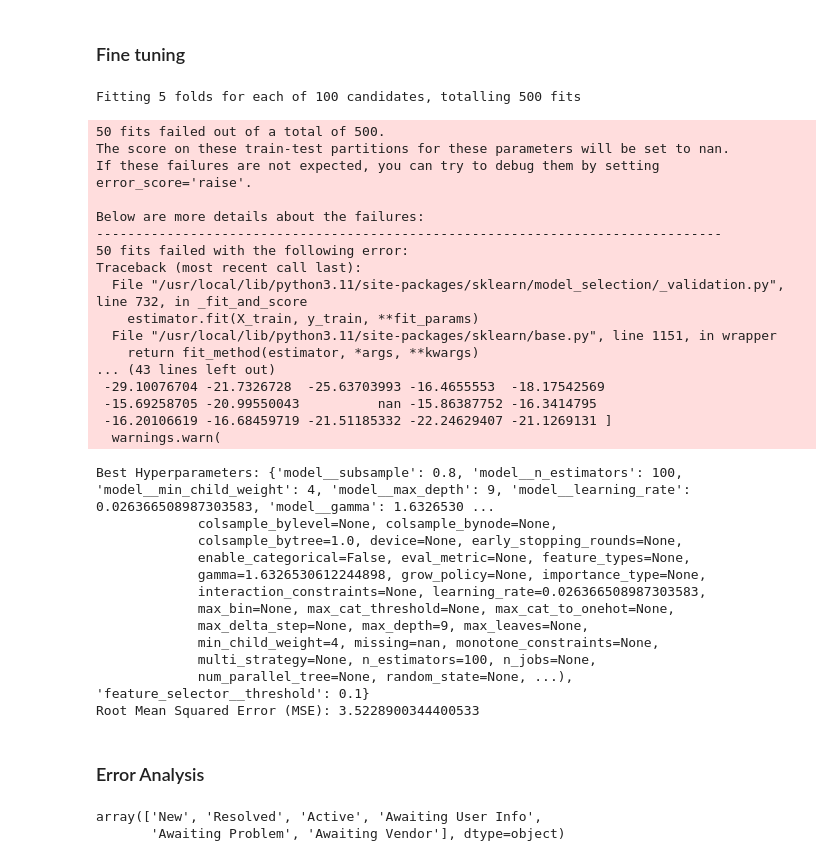
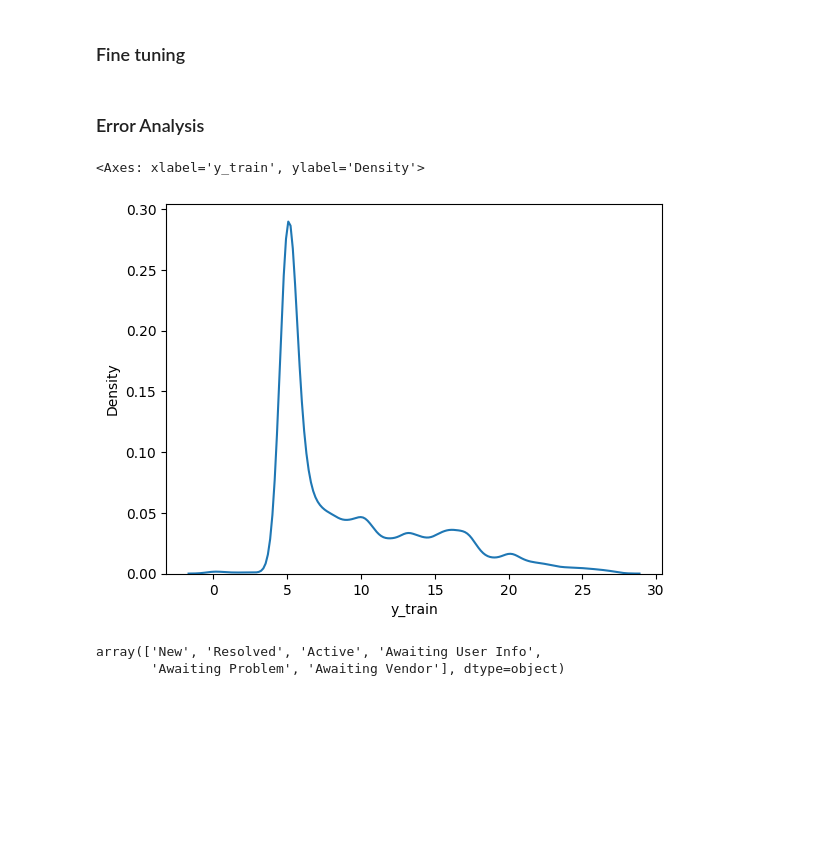
Before and after one commit to khizon/data_analysis, a Jupyter notebook: IT_support/src/modelling.ipynb, the cells around one changed output. Drawn from its saved outputs; the diff is of its cells as text; code cells hidden in the pictures; blank space fills up the shorter version.

Commit message:
modelling

```diff
--- a/IT_support/src/modelling.ipynb
+++ b/IT_support/src/modelling.ipynb
@@ -241,13 +244,13 @@ group_kfold = GroupKFold(n_splits=n_splits)
 # Define the hyperparameter grid for XGBoostRegressor
 param_dist_xgb = {
     'model': [XGBRegressor()],
-    'model__n_estimators': np.linspace(100, 500, 5, dtype=int),
-    'model__learning_rate': np.logspace(-3, 0, 20),
-    'model__max_depth': np.linspace(3, 10, 8, dtype=int),
-    'model__min_child_weight': np.linspace(1, 5, 5, dtype=int),
-    'model__subsample': np.linspace(0.8, 1.0, 3),
-    'model__colsample_bytree': np.linspace(0.8, 1.0, 3),
-    'model__gamma': np.linspace(0,5,50)
+    'model__regressor__n_estimators': np.linspace(100, 500, 5, dtype=int),
+    'model__regressor__learning_rate': np.logspace(-3, 0, 20),
+    'model__regressor__max_depth': np.linspace(3, 10, 8, dtype=int),
+    'model__regressor__min_child_weight': np.linspace(1, 5, 5, dtype=int),
+    'model__regressor__subsample': np.linspace(0.8, 1.0, 3),
+    'model__regressor__colsample_bytree': np.linspace(0.8, 1.0, 3),
+    'model__regressor__gamma': np.linspace(0, 5, 50)
 }
 
 # param_grid_lgbm = {
@@ -286,7 +289,7 @@ all_params = [param_dist_xgb,
             #   param_grid_catboost
               ]
 
-all_params = [{**params, 'feature_selector__threshold': np.logspace(-3,1,5)} for params in all_params]
+all_params = [{**params, 'feature_selector__threshold': np.logspace(-3,0,5)} for params in all_params]
 
 
 
@@ -313,42 +316,11 @@ best_estimator = random_search.best_estimator_
 print(f'Best Hyperparameters: {best_params}')
 
 # Make predictions on the test data
-y_pred = best_estimator.predict(X_test)
+y_pred = ss.inverse_transform(best_estimator.predict(X_test))
 
 # Calculate the mean squared error (MSE)
 rmse = np.sqrt(mean_squared_error(y_test, y_pred))
 print(f"Root Mean Squared Error (MSE): {rmse}")
-# %% [output]
-Fitting 5 folds for each of 100 candidates, totalling 500 fits
-50 fits failed out of a total of 500.
-The score on these train-test partitions for these parameters will be set to nan.
-If these failures are not expected, you can try to debug them by setting error_score='raise'.
-
-Below are more details about the failures:
---------------------------------------------------------------------------------
-50 fits failed with the following error:
-Traceback (most recent call last):
-  File "/usr/local/lib/python3.11/site-packages/sklearn/model_selection/_validation.py", line 732, in _fit_and_score
-    estimator.fit(X_train, y_train, **fit_params)
-  File "/usr/local/lib/python3.11/site-packages/sklearn/base.py", line 1151, in wrapper
-    return fit_method(estimator, *args, **kwargs)
-... (43 lines left out)
- -29.10076704 -21.7326728  -25.63703993 -16.4655553  -18.17542569
- -15.69258705 -20.99550043          nan -15.86387752 -16.3414795
- -16.20106619 -16.68459719 -21.51185332 -22.24629407 -21.1269131 ]
-  warnings.warn(
-Best Hyperparameters: {'model__subsample': 0.8, 'model__n_estimators': 100, 'model__min_child_weight': 4, 'model__max_depth': 9, 'model__learning_rate': 0.026366508987303583, 'model__gamma': 1.6326530 ...
-             colsample_bylevel=None, colsample_bynode=None,
-             colsample_bytree=1.0, device=None, early_stopping_rounds=None,
-             enable_categorical=False, eval_metric=None, feature_types=None,
-             gamma=1.6326530612244898, grow_policy=None, importance_type=None,
-             interaction_constraints=None, learning_rate=0.026366508987303583,
-             max_bin=None, max_cat_threshold=None, max_cat_to_onehot=None,
-             max_delta_step=None, max_depth=9, max_leaves=None,
-             min_child_weight=4, missing=nan, monotone_constraints=None,
-             multi_strategy=None, n_estimators=100, n_jobs=None,
-             num_parallel_tree=None, random_state=None, ...), 'feature_selector__threshold': 0.1}
-Root Mean Squared Error (MSE): 3.5228900344400533
 # %% [markdown]
 ### Error Analysis
 # %%
@@ -356,6 +328,17 @@ Xdf = X_train.copy()
 Xdf['y_train'] = y_train
 Xdf['y_preds'] = best_estimator.predict(X_train)
 Xdf['y_res'] = Xdf['y_train'] - Xdf['y_preds']
+# %%
+from sklearn.preprocessing import PowerTransformer
+# Xdf['y_train_log'] = np.log(Xdf['y_train'])
+# Xdf['y_train_sqrt'] = np.sqrt(Xdf['y_train'])
+pt = PowerTransformer()
+Xdf['y_train_pt'] = pt.fit_transform(Xdf[['y_train']])
+
+sns.kdeplot(data=Xdf, x='y_train')
+# %% [output]
+<Axes: xlabel='y_train', ylabel='Density'>
+[figure, added]
 # %%
 Xdf['incident_state'].unique()
 # %% [output]
```
Also changed, not shown: parts of 2 cells of this notebook.
